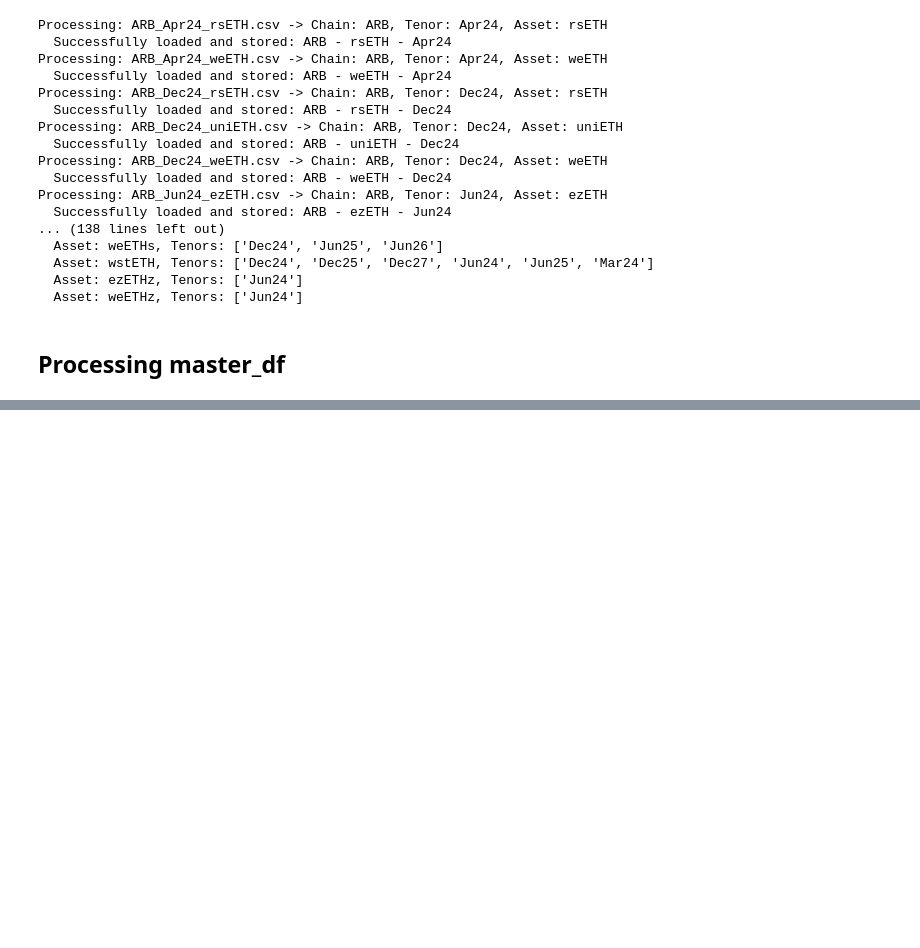
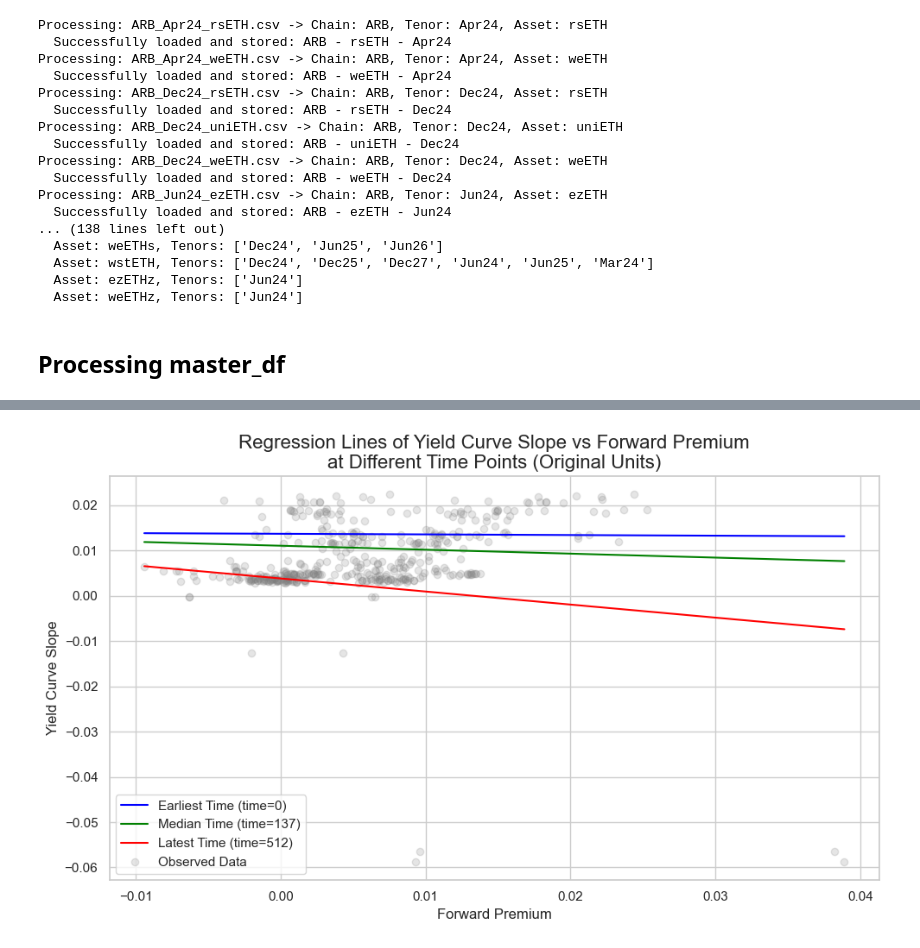
Before and after one commit to farischaudhry/pendle-analysis, a Jupyter notebook: new.ipynb, the cells around one changed output, grey strips where cells are left out. Cells and saved outputs as stored; diff of their text form; code cells hidden in the pictures; blank space fills up the shorter version.

```diff
--- a/new.ipynb
+++ b/new.ipynb
@@ -401,0 +714,83 @@ master_df
+# %%
+regression_df = wsteth_df[['forward_premium', 'yield_curve_slope']].dropna().copy()
+regression_df['time'] = (regression_df.index - regression_df.index.min()).days
+
+scaler = StandardScaler()
+predictors = regression_df[['forward_premium', 'time']]
+predictors_scaled = scaler.fit_transform(predictors)
+
+interaction_scaled = predictors_scaled[:, 0] * predictors_scaled[:, 1]
+
+X_scaled = np.column_stack([
+    predictors_scaled[:, 0],
+    predictors_scaled[:, 1],
+    interaction_scaled
+])
+X_scaled = sm.add_constant(X_scaled)
+y = regression_df['yield_curve_slope']
+model = sm.OLS(y, X_scaled).fit()
+
+print("OLS Regression Results (Standardized Predictors)")
+print(model.summary())
+
+# standardized_x = (x - mean) / std
+premium_mean = scaler.mean_[0]
+premium_std = scaler.scale_[0]
+time_mean = scaler.mean_[1]
+time_std = scaler.scale_[1]
+b0 = model.params.iloc[0]
+b1 = model.params.iloc[1]
+b2 = model.params.iloc[2]
+b3 = model.params.iloc[3]
+
+x_vals_original = np.linspace(
+    regression_df['forward_premium'].min(),
+    regression_df['forward_premium'].max(),
+    100
+)
+
+time_min_original = regression_df['time'].min()
+time_med_original = regression_df['time'].median()
+time_max_original = regression_df['time'].max()
+time_min_std = (time_min_original - time_mean) / time_std
+time_med_std = (time_med_original - time_mean) / time_std
+time_max_std = (time_max_original - time_mean) / time_std
+
+y_min = []
+y_med = []
+y_max = []
+for x_orig in x_vals_original:
+    x_std = (x_orig - premium_mean) / premium_std
+    y_min.append(
+        b0 + b1 * x_std + b2 * time_min_std + b3 * (x_std * time_min_std)
+    )
+    y_med.append(
+        b0 + b1 * x_std + b2 * time_med_std + b3 * (x_std * time_med_std)
+    )
+    y_max.append(
+        b0 + b1 * x_std + b2 * time_max_std + b3 * (x_std * time_max_std)
+    )
+
+y_min = np.array(y_min)
+y_med = np.array(y_med)
+y_max = np.array(y_max)
+
+plt.figure(figsize=(10, 6))
+plt.plot(x_vals_original, y_min, label=f'Earliest Time (time={int(time_min_original)})', color='blue')
+plt.plot(x_vals_original, y_med, label=f'Median Time (time={int(time_med_original)})', color='green')
+plt.plot(x_vals_original, y_max, label=f'Latest Time (time={int(time_max_original)})', color='red')
+plt.scatter(
+    regression_df['forward_premium'],
+    regression_df['yield_curve_slope'],
+    alpha=0.2,
+    color='gray',
+    label='Observed Data'
+)
+plt.title('Regression Lines of Yield Curve Slope vs Forward Premium\nat Different Time Points (Original Units)', fontsize=16)
+plt.xlabel('Forward Premium', fontsize=12)
+plt.ylabel('Yield Curve Slope', fontsize=12)
+plt.legend()
+plt.grid(True)
+plt.tight_layout()
+plt.show()
+# %% [output]
@@ -401,0 +814 @@ master_df
+[figure, added]
```
Also changed, not shown: parts of 22 cells of this notebook, 2 other files.
